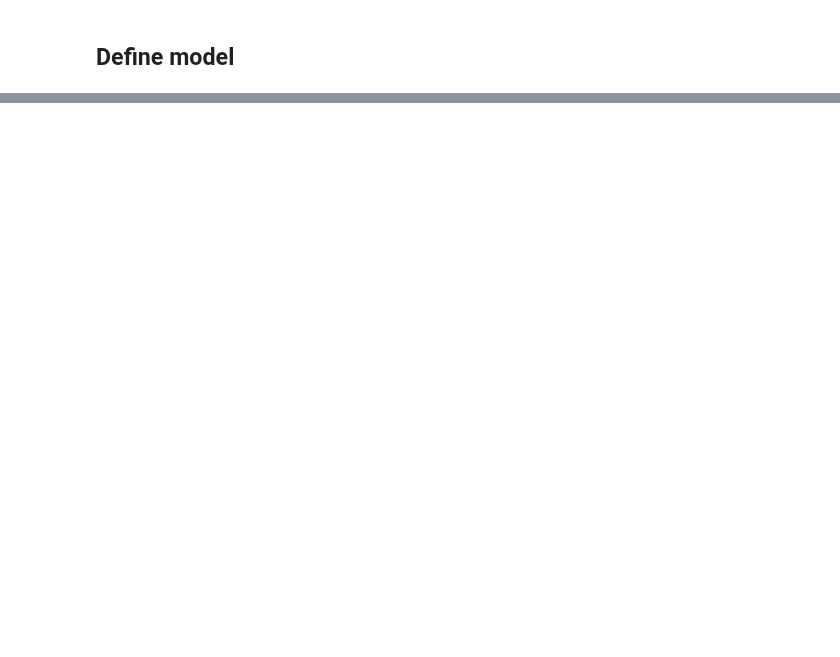
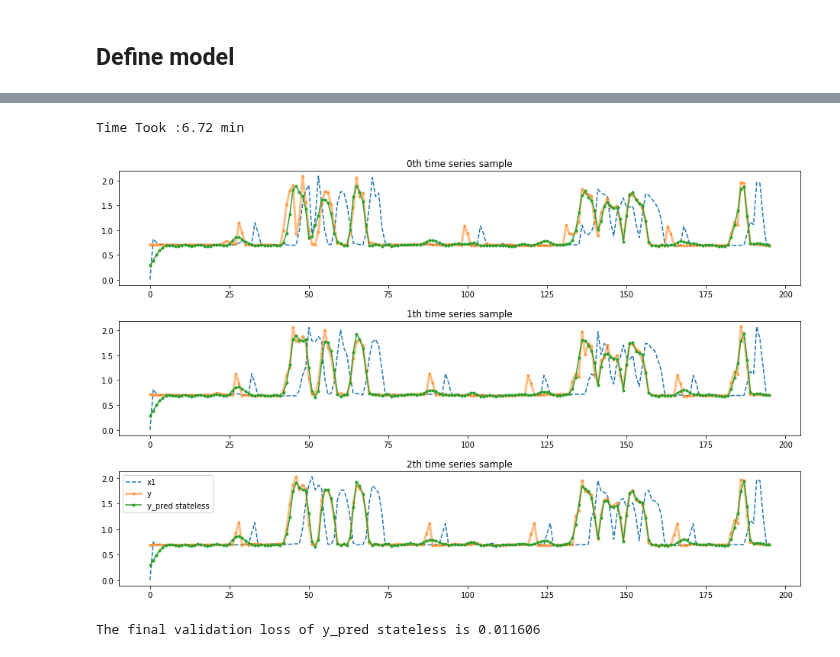
Before and after one commit to DSC-SPIDAL/rankpredictor, a Jupyter notebook: notebook/predictor_baseline.ipynb, the cells around one changed output, grey strips where cells are left out. Cells and saved outputs as stored; diff of their text form; code cells hidden in the pictures; blank space fills up the shorter version.

```diff
--- a/notebook/predictor_baseline.ipynb
+++ b/notebook/predictor_baseline.ipynb
@@ -214,0 +211,16 @@ array([ 1,  2,  8,  4,  4,  3, 11,  8, 11,  7, 11,  6,  8, 11, 17, 16, 16,
+# %%
+start = time.time()
+history = model_stateless.fit(X_train,y_train,
+                             batch_size=18,
+                             epochs=2000,
+                             verbose=2,
+                             sample_weight=w_train,
+                             validation_data=(X_val,y_val,w_val))
+end = time.time()
+print("Time Took :{:3.2f} min".format( (end-start)/60 ))
+y_pred_stateless = model_stateless.predict(X_test)
+plot_examples(X_test,y_test,ypreds=[y_pred_stateless],nm_ypreds=["y_pred stateless"])
+# %% [output]
+Time Took :6.72 min
+[figure, added]
+The final validation loss of y_pred stateless is 0.011606
```
Also changed, not shown: parts of 14 cells of this notebook, 9 other files.
